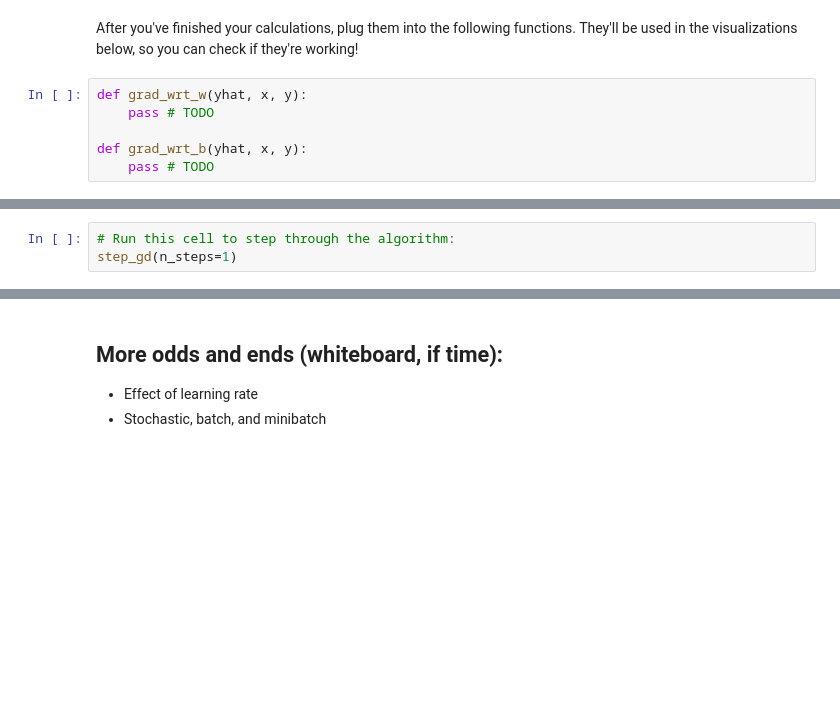
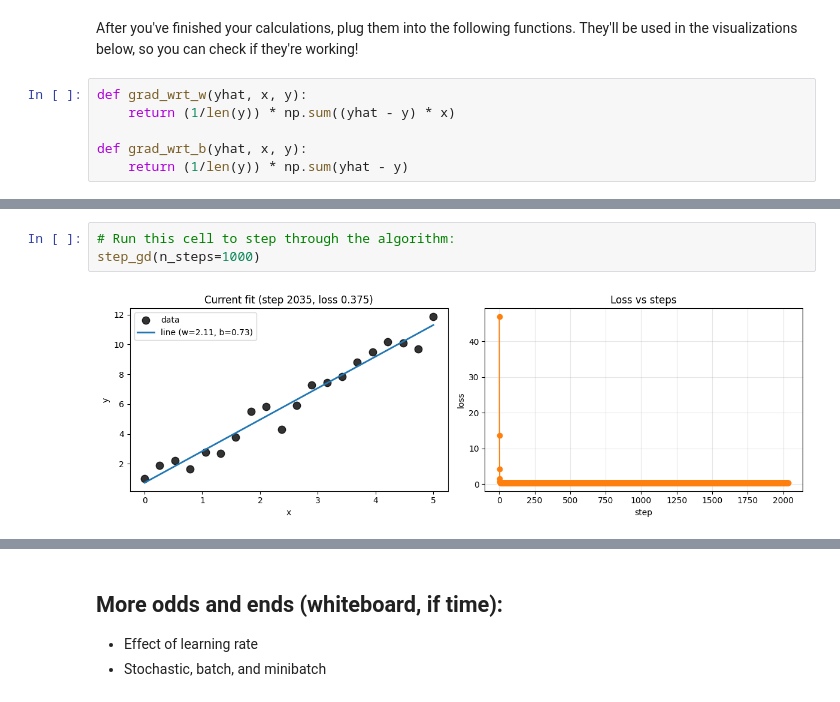
Before and after one commit to cs1053-26w/Lectures, a Jupyter notebook: notebooks/ML1.ipynb, the cells around one changed output, grey strips where cells are left out. Cells and saved outputs as stored; diff of their text form; blank space fills up the shorter version.

```diff
--- a/notebooks/ML1.ipynb
+++ b/notebooks/ML1.ipynb
@@ -166,10 +182,10 @@ Use the chain rule to break down the problem as follows:
 After you've finished your calculations, plug them into the following functions. They'll be used in the visualizations below, so you can check if they're working!
 # %%
 def grad_wrt_w(yhat, x, y):
-    pass # TODO
+    return (1/len(y)) * np.sum((yhat - y) * x)
 
 def grad_wrt_b(yhat, x, y):
-    pass # TODO
+    return (1/len(y)) * np.sum(yhat - y)
 # %%
 # Ensure inline plotting for these cells
 %matplotlib inline
@@ -246,3 +265,5 @@ plot_state()
 # %%
 # Run this cell to step through the algorithm:
-step_gd(n_steps=1)
+step_gd(n_steps=1000)
+# %% [output]
+[figure, added]
```
Also changed, not shown: parts of 6 cells of this notebook, 6 other files.
